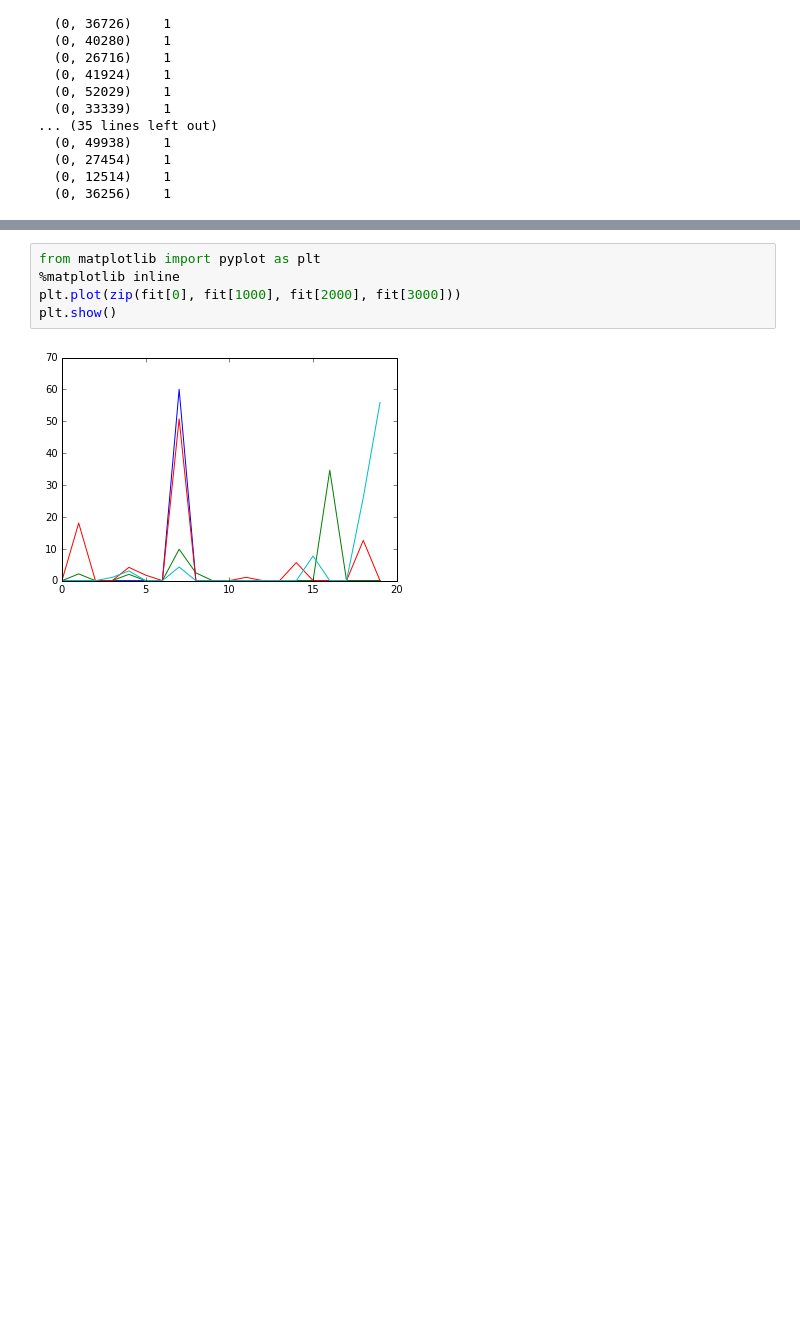
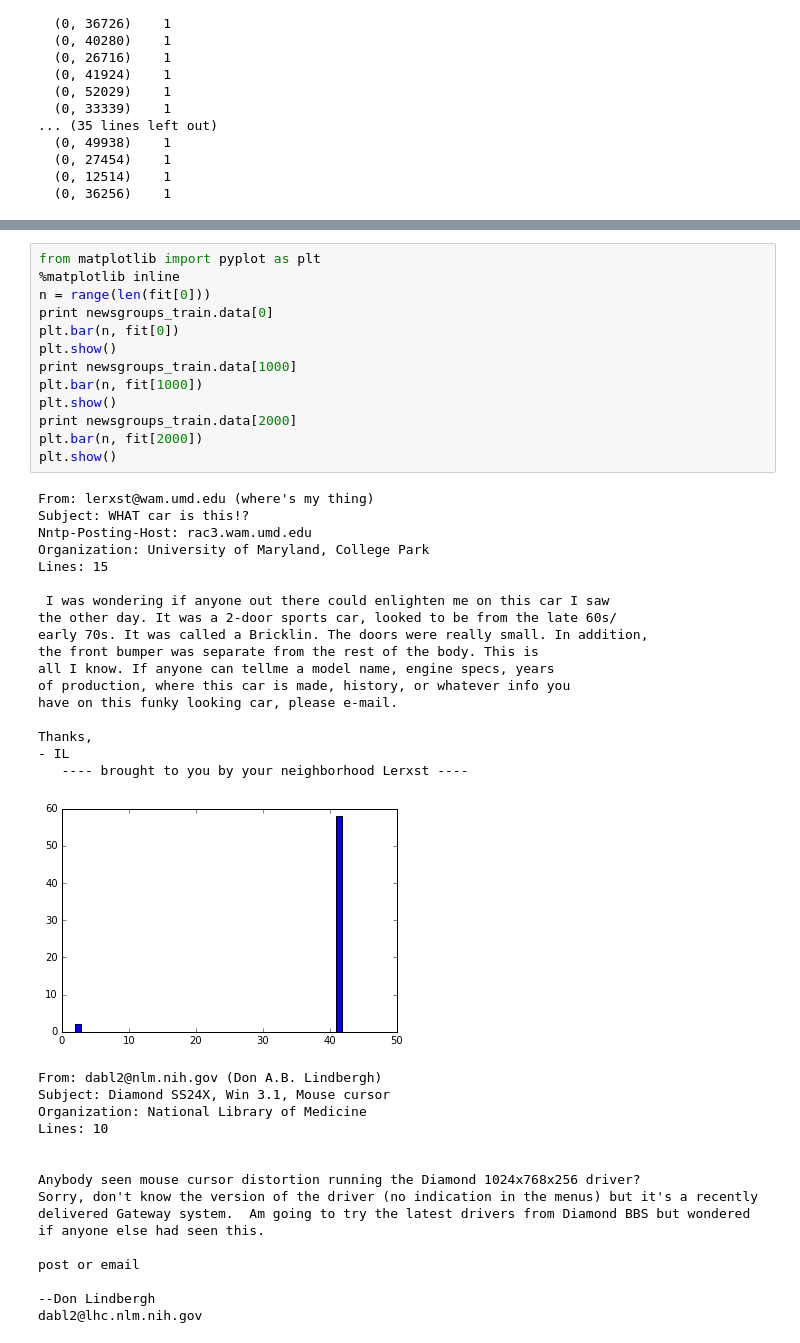
Before and after one commit to kylemcdonald/ml-examples, a Jupyter notebook: workshop/lda_tsne/LDA and t-SNE.ipynb, the cells around one changed output, grey strips where cells are left out. Saved outputs shown, nothing was run; the diff lists cells and outputs as text; blank space fills up the shorter version.

```diff
--- a/workshop/lda_tsne/LDA and t-SNE.ipynb
+++ b/workshop/lda_tsne/LDA and t-SNE.ipynb
@@ -76,7 +84,47 @@ Wall time: 1min
 # %%
 from matplotlib import pyplot as plt
 %matplotlib inline
-plt.plot(zip(fit[0], fit[1000], fit[2000], fit[3000]))
+n = range(len(fit[0]))
+print newsgroups_train.data[0]
+plt.bar(n, fit[0])
 plt.show()
+print newsgroups_train.data[1000]
+plt.bar(n, fit[1000])
+plt.show()
+print newsgroups_train.data[2000]
+plt.bar(n, fit[2000])
+plt.show()
 # %% [output]
+From: lerxst@wam.umd.edu (where's my thing)
+Subject: WHAT car is this!?
+Nntp-Posting-Host: rac3.wam.umd.edu
+Organization: University of Maryland, College Park
+Lines: 15
+
+ I was wondering if anyone out there could enlighten me on this car I saw
+the other day. It was a 2-door sports car, looked to be from the late 60s/
+early 70s. It was called a Bricklin. The doors were really small. In addition,
+the front bumper was separate from the rest of the body. This is
+all I know. If anyone can tellme a model name, engine specs, years
+of production, where this car is made, history, or whatever info you
+have on this funky looking car, please e-mail.
+
+Thanks,
+- IL
+   ---- brought to you by your neighborhood Lerxst ----
-[figure, old version]
+[figure, new version]
+From: dabl2@nlm.nih.gov (Don A.B. Lindbergh)
+Subject: Diamond SS24X, Win 3.1, Mouse cursor
+Organization: National Library of Medicine
+Lines: 10
+
+
+Anybody seen mouse cursor distortion running the Diamond 1024x768x256 driver?
+Sorry, don't know the version of the driver (no indication in the menus) but it's a recently
+delivered Gateway system.  Am going to try the latest drivers from Diamond BBS but wondered
+if anyone else had seen this.
+
+post or email
+
+--Don Lindbergh
+dabl2@lhc.nlm.nih.gov
```
Also changed, not shown: parts of 7 cells of this notebook.
